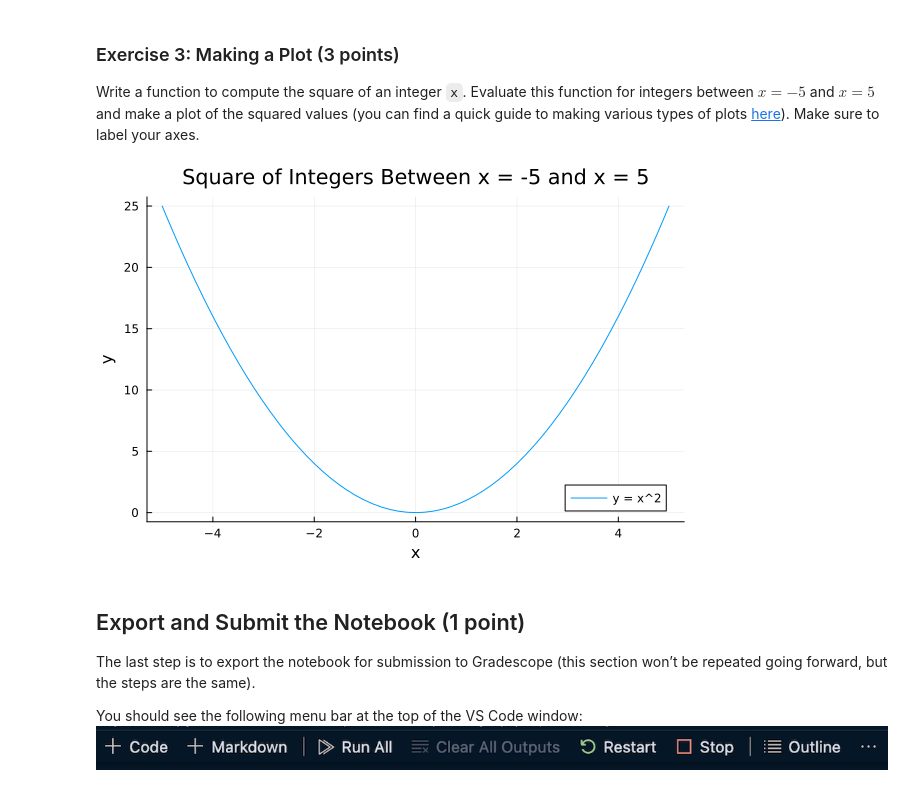
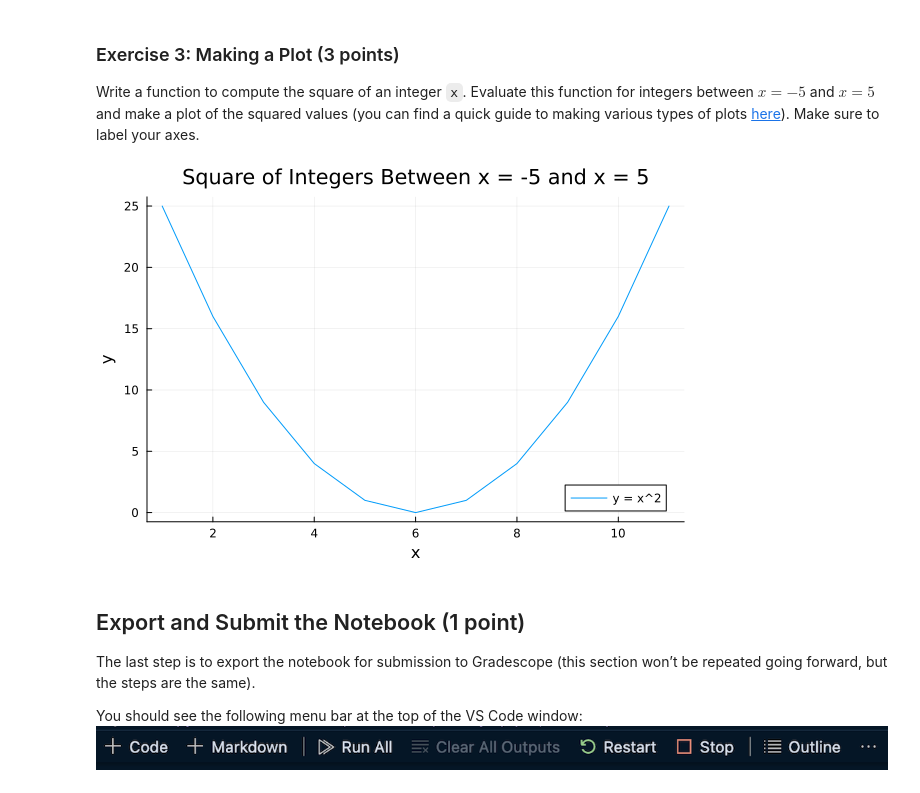
Before and after one commit to BEE4750-FA23/lab-01-mayazoeyu, a Jupyter notebook: lab01.ipynb, the cells around one changed output. Cells and saved outputs as stored; diff of their text form; code cells hidden in the pictures.

```diff
--- a/lab01.ipynb
+++ b/lab01.ipynb
@@ -286,13 +286,14 @@ axes.
 # %%
 # insert your code here
 function square(x)
-    f(x) = x .* x
+    y = x .* x
+    return y
 end
-x = [-5
+x = -5:1:5
 square(x)
 plot(square(x), title = "Square of Integers Between x = -5 and x = 5", label = "y = x^2", xlabel = "x", ylabel = "y")
 # %% [output]
-[figure, old version]
+[figure, new version]
 # %% [markdown]
 ## Export and Submit the Notebook (1 point)
 
```
